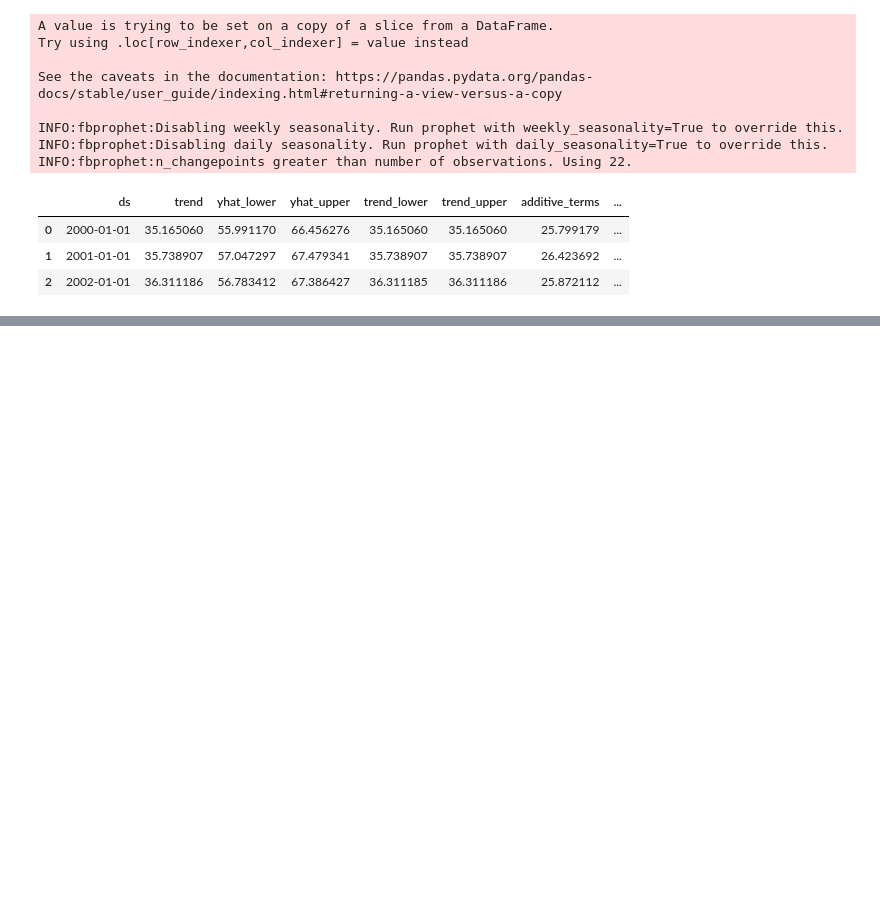
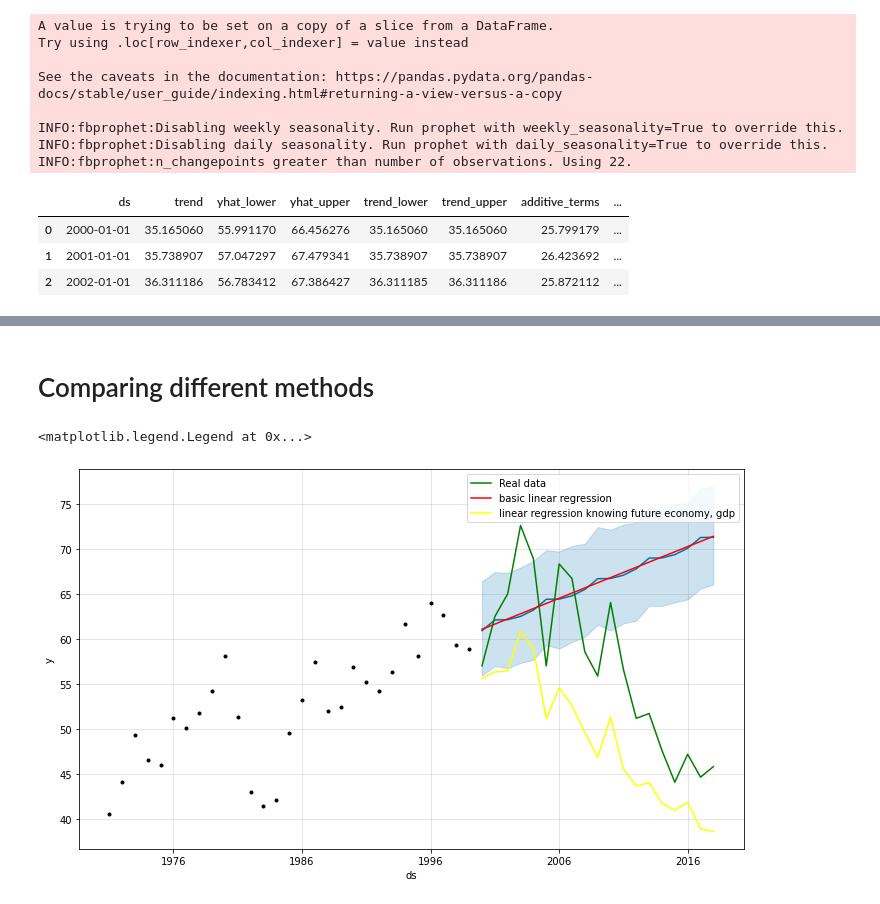
Before and after one commit to AayushKucheria/Reaktor-Communicating-Climate-Change, a Jupyter notebook: Data exploration.ipynb, the cells around one changed output, grey strips where cells are left out. Saved outputs shown, nothing was run; the diff lists cells and outputs as text; code cells hidden in the pictures; blank space fills up the shorter version.

```diff
--- a/Data exploration.ipynb
+++ b/Data exploration.ipynb
@@ -405,0 +426,11 @@ plt.scatter( x = test_data.ds, y = test["co2"], c="red")
+# %% [markdown]
+# Comparing different methods
+# %%
+fig = model.plot(forecast)
+plt.plot(test_data.ds, test["co2"], c="green", label = "Real data")
+plt.plot(pd.to_datetime(result_simple.year, format="%Y"), result_simple.prediction, c = "red", label = "basic linear regression")
+plt.plot(pd.to_datetime(result.year, format="%Y"), result.prediction, c = "yellow", label = "linear regression knowing future economy, gdp")
+plt.legend()
+# %% [output]
+<matplotlib.legend.Legend at 0x...>
+[figure, added]
```
Also changed, not shown: parts of 3 cells of this notebook.
